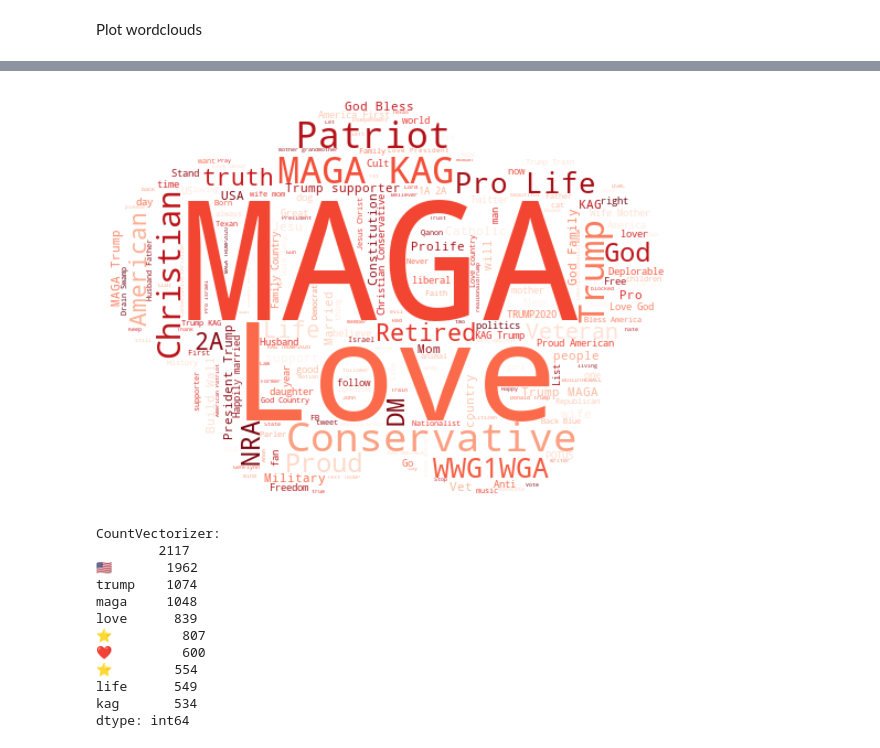
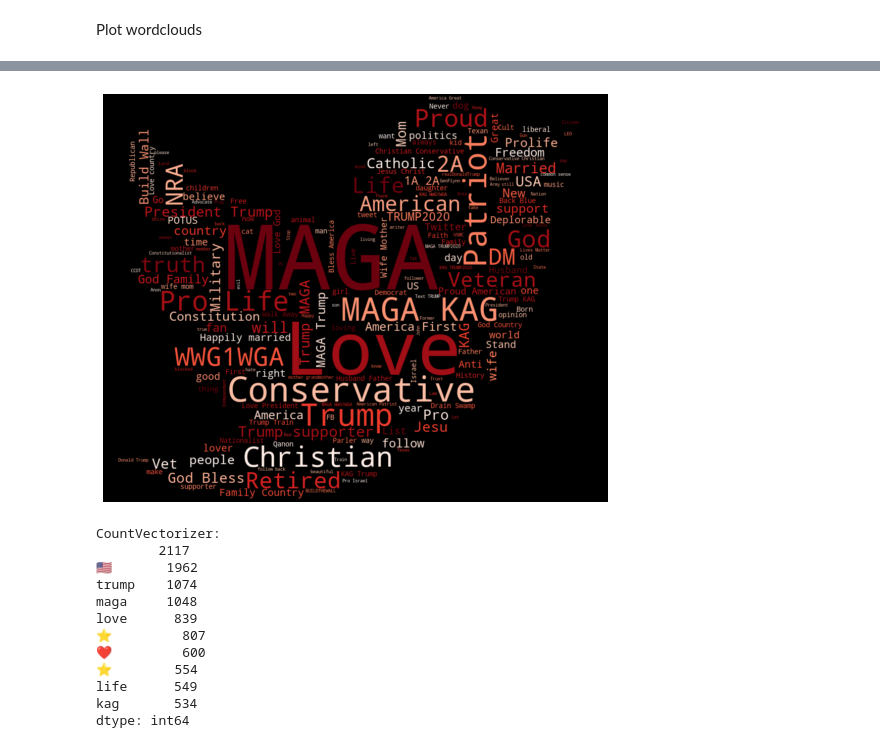
Before and after one commit to persocom01/Capstone_project, a Jupyter notebook: notebooks/03_EDA.ipynb, the cells around one changed output, grey strips where cells are left out. Drawn from its saved outputs; the diff is of its cells as text; code cells hidden in the pictures.

```diff
--- a/notebooks/03_EDA.ipynb
+++ b/notebooks/03_EDA.ipynb
@@ -50,7 +50,7 @@ X_l = X_l['name_and_description']
 X_c = df[df['conservative'] == 1]
 X_c = X_c['name_and_description']
 # %%
-mask = r'..\images\cloud mask.png'
+mask = r'..\images\twitter mask.png'
 # %%
 full_text = ' '.join(X_l)
 export_path = r'..\images\liberal_wordcloud.png'
@@ -60,9 +60,9 @@ cz.word_cloud(full_text, background_color='white', colormap='Blues', mask=mask,
 # %%
 full_text = ' '.join(X_c)
 export_path = r'..\images\conservative_wordcloud.png'
-cz.word_cloud(full_text, background_color='white', colormap='Reds', mask=mask, export_path=export_path)
+cz.word_cloud(full_text, background_color='black', colormap='Reds', mask=mask, export_path=export_path)
 # %% [output]
-[figure, old version]
+[figure, new version]
 # %%
 cvec = CountVectorizer(max_df=0.5, max_features=5000, min_df=1, ngram_range=(1, 2), stop_words='english', token_pattern=r'([^\s]+)')
 X_cvec = cvec.fit_transform(X)
```
Also changed, not shown: parts of 2 cells of this notebook, 31 other files.
